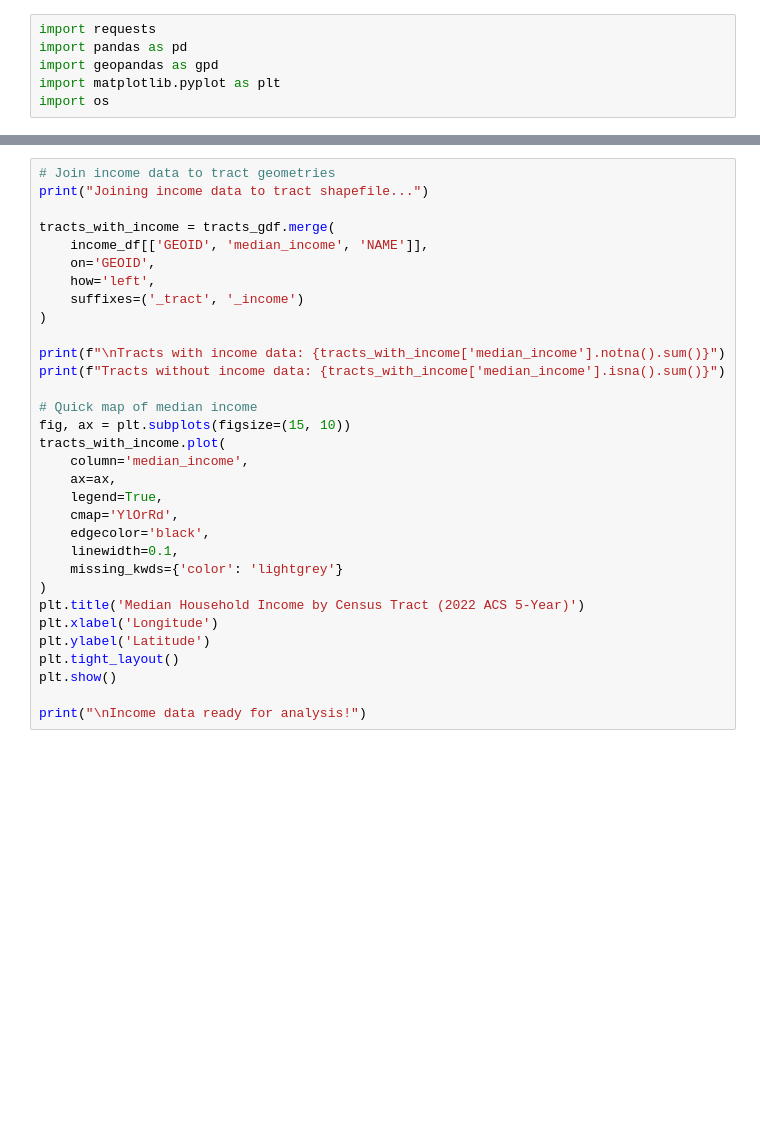
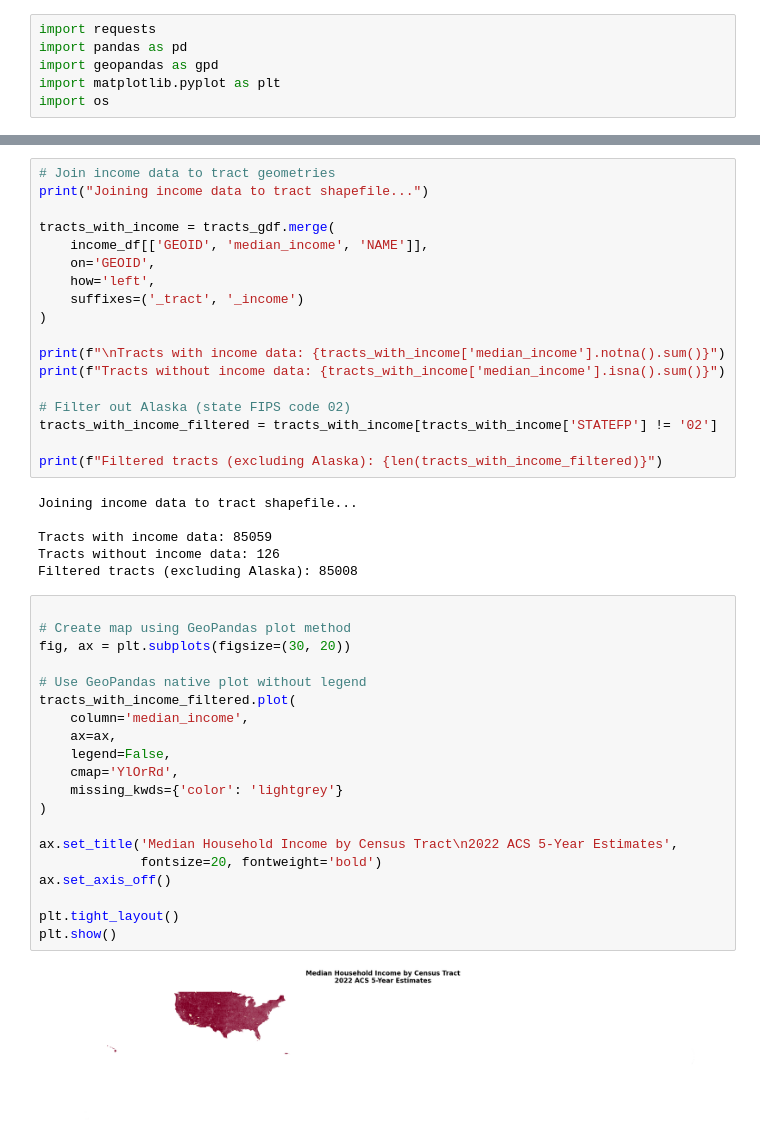
Before and after one commit to maxbusboom/WirelessIncome, a Jupyter notebook: notebooks/ericbusboom/census_tracts.ipynb, the cells around one changed output, grey strips where cells are left out. Cells and saved outputs as stored; diff of their text form; blank space fills up the shorter version.

```diff
--- a/notebooks/ericbusboom/census_tracts.ipynb
+++ b/notebooks/ericbusboom/census_tracts.ipynb
@@ -98,21 +128,35 @@ tracts_with_income = tracts_gdf.merge(
 print(f"\nTracts with income data: {tracts_with_income['median_income'].notna().sum()}")
 print(f"Tracts without income data: {tracts_with_income['median_income'].isna().sum()}")
 
-# Quick map of median income
-fig, ax = plt.subplots(figsize=(15, 10))
-tracts_with_income.plot(
-    column='median_income',
-    ax=ax,
-    legend=True,
-    cmap='YlOrRd',
-    edgecolor='black',
-    linewidth=0.1,
-    missing_kwds={'color': 'lightgrey'}
-)
-plt.title('Median Household Income by Census Tract (2022 ACS 5-Year)')
-plt.xlabel('Longitude')
-plt.ylabel('Latitude')
-plt.tight_layout()
-plt.show()
+# Filter out Alaska (state FIPS code 02)
+tracts_with_income_filtered = tracts_with_income[tracts_with_income['STATEFP'] != '02']
 
-print("\nIncome data ready for analysis!")
+print(f"Filtered tracts (excluding Alaska): {len(tracts_with_income_filtered)}")
+# %% [output]
+Joining income data to tract shapefile...
+
+Tracts with income data: 85059
+Tracts without income data: 126
+Filtered tracts (excluding Alaska): 85008
+# %%
+
+# Create map using GeoPandas plot method
+fig, ax = plt.subplots(figsize=(30, 20))
+
+# Use GeoPandas native plot without legend
+tracts_with_income_filtered.plot(
+    column='median_income',
+    ax=ax,
+    legend=False,
+    cmap='YlOrRd',
+    missing_kwds={'color': 'lightgrey'}
+)
+
+ax.set_title('Median Household Income by Census Tract\n2022 ACS 5-Year Estimates',
+             fontsize=20, fontweight='bold')
+ax.set_axis_off()
+
+plt.tight_layout()
+plt.show()
+# %% [output]
+[figure, added]
```
Also changed, not shown: parts of 7 cells of this notebook, 1 other file.
